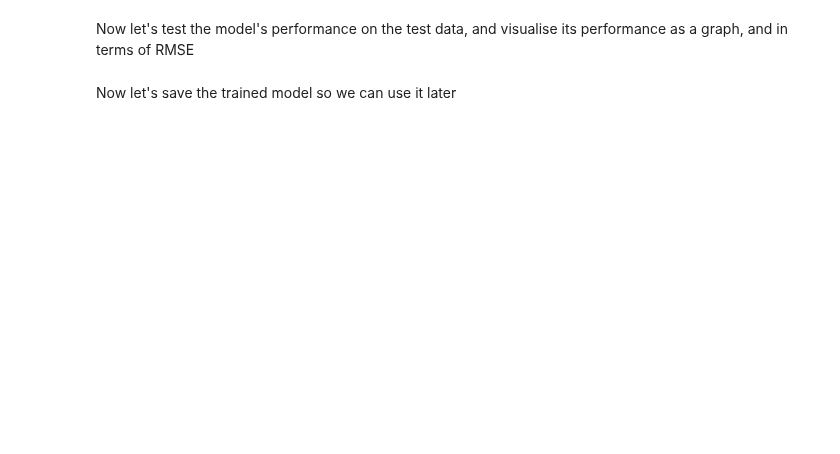
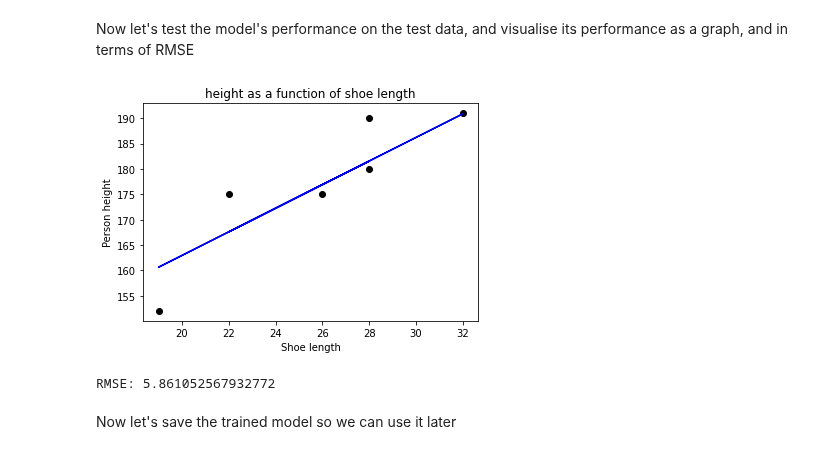
Before and after one commit to MicrosoftDocs/mslearn-introduction-to-machine-learning, a Jupyter notebook: 0a - unit 07.ipynb, the cells around one changed output. Drawn from its saved outputs; the diff is of its cells as text; code cells hidden in the pictures; blank space fills up the shorter version.

```diff
--- a/0a - unit 07.ipynb
+++ b/0a - unit 07.ipynb
@@ -76,20 +80,24 @@ Now let's test the model's performance on the test data, and visualise its perfo
 # %%
 y_test_pred = model.predict(X_test)
 
 # Show a graph of the result
 # Don't worry about how this is done for now
 %matplotlib inline
 intercept = model.intercept_
 slope = model.coef_
 line = slope * X_test + intercept
 graph.scatter(X_test, y_test,  color='black')
 graph.plot(X_test, line, '-', c = 'blue')
 graph.ylabel('Person height')
 graph.xlabel("Shoe length")
+graph.title('height as a function of shoe length')
 graph.show()
 
 rms_test = mean_squared_error(y_test,y_test_pred, squared=False)
 print(f"RMSE: {rms_test}")
+# %% [output]
+[figure, added]
+RMSE: 5.861052567932772
 # %% [markdown]
 Now let's save the trained model so we can use it later
 # %%
```
Also changed, not shown: parts of 3 cells of this notebook.
